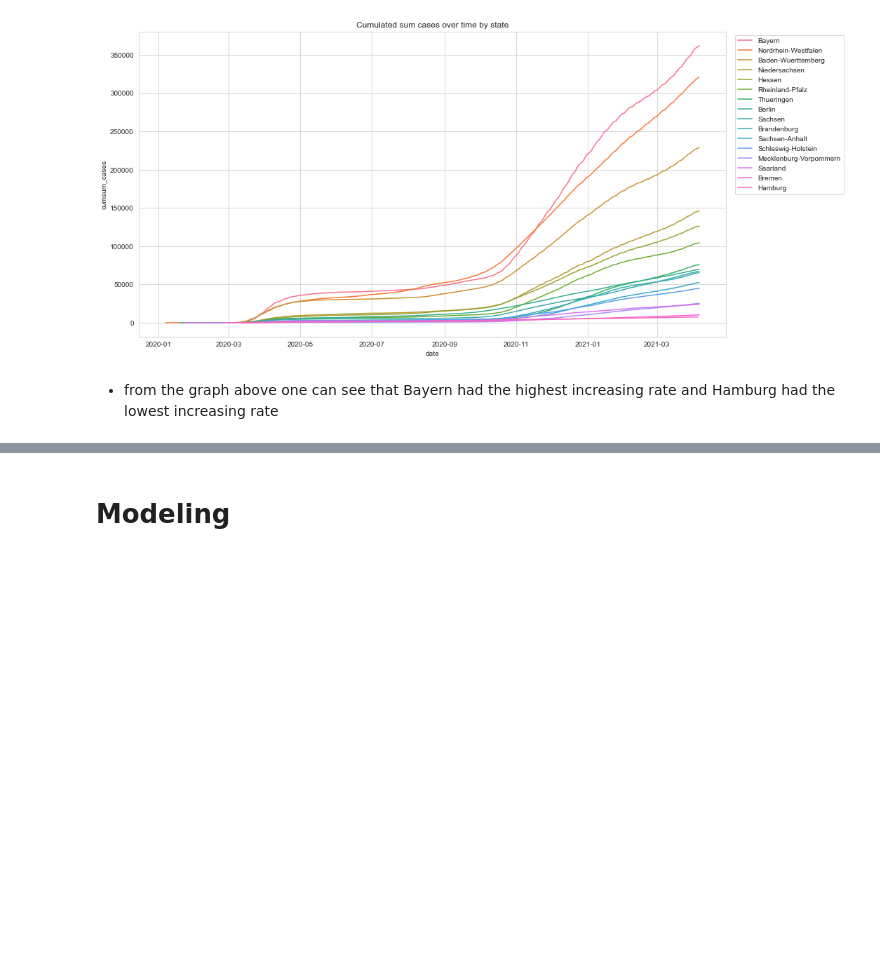
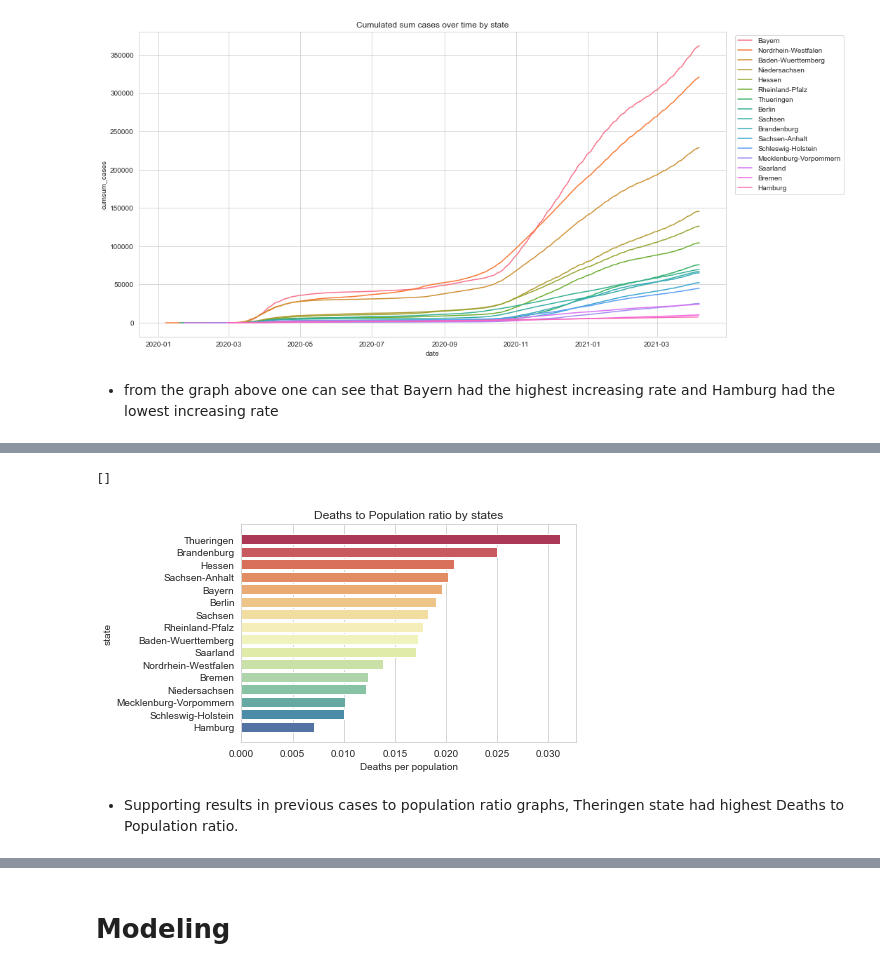
Before and after one commit to CrispenChisina07/Covid-19-in-Germany-Analysis, a Jupyter notebook: CSE 351 Final Project.ipynb, the cells around one changed output, grey strips where cells are left out. Cells and saved outputs as stored; diff of their text form; code cells hidden in the pictures; blank space fills up the shorter version.

```diff
--- a/CSE 351 Final Project.ipynb
+++ b/CSE 351 Final Project.ipynb
@@ -296,0 +314,13 @@ plt.show()
+# %%
+state_data = state_data.sort_values('Deaths per population', ascending=False)
+# %%
+
+sns.barplot(data=state_data, x='Deaths per population',
+            y=state_data.index, palette='Spectral')
+plt.title("Deaths to Population ratio by states")
+plt.plot()
+# %% [output]
+[]
+[figure, added]
+# %% [markdown]
+* Supporting results in previous cases to population ratio graphs, Theringen state had highest Deaths to Population ratio.
```
Also changed, not shown: parts of 16 cells of this notebook.
